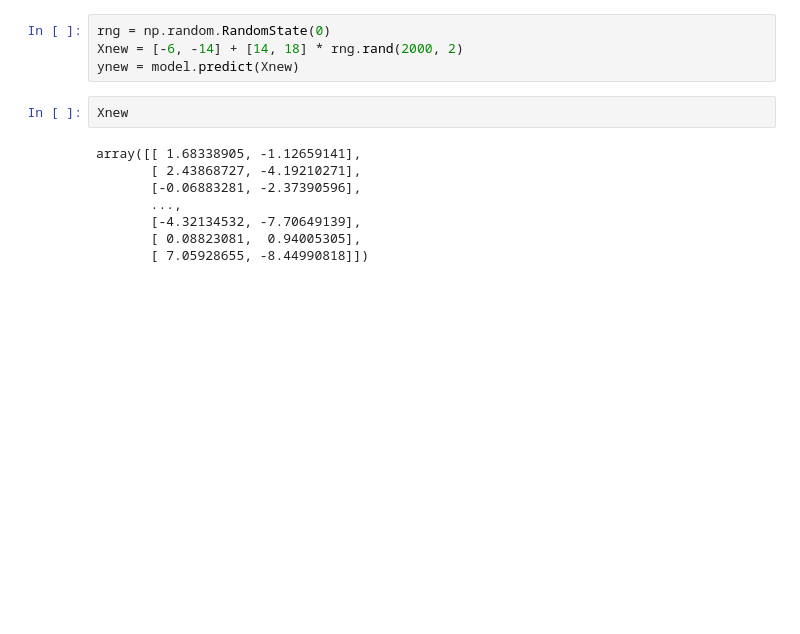
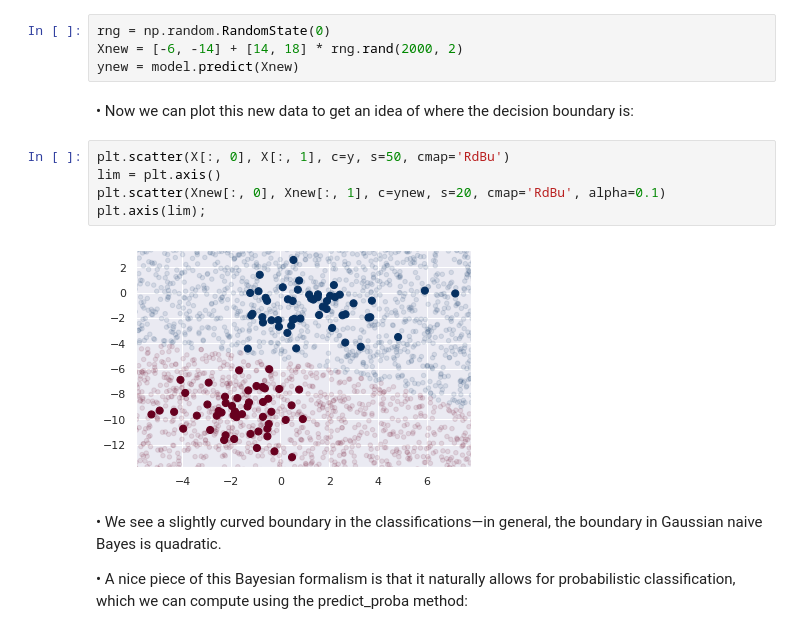
Before and after one commit to rajesh1994/python_excercise_programiz, a Jupyter notebook: python/12_scikit_learn/4. In Depth - Naive Bayes Classification.ipynb, the cells around one changed output. Cells and saved outputs as stored; diff of their text form; blank space fills up the shorter version.

Commit message:
4. In Depth - Naive Bayes Classification.ipynb - Completed

```diff
--- a/python/12_scikit_learn/4. In Depth - Naive Bayes Classification.ipynb
+++ b/python/12_scikit_learn/4. In Depth - Naive Bayes Classification.ipynb
@@ -81,13 +81,16 @@ model.fit(X, y);
 rng = np.random.RandomState(0)
 Xnew = [-6, -14] + [14, 18] * rng.rand(2000, 2)
 ynew = model.predict(Xnew)
-# %%
-Xnew
-# %% [output]
-array([[ 1.68338905, -1.12659141],
-       [ 2.43868727, -4.19210271],
-       [-0.06883281, -2.37390596],
-       ...,
-       [-4.32134532, -7.70649139],
-       [ 0.08823081,  0.94005305],
-       [ 7.05928655, -8.44990818]])
+# %% [markdown]
+• Now we can plot this new data to get an idea of where the decision boundary is:
+# %%
+plt.scatter(X[:, 0], X[:, 1], c=y, s=50, cmap='RdBu')
+lim = plt.axis()
+plt.scatter(Xnew[:, 0], Xnew[:, 1], c=ynew, s=20, cmap='RdBu', alpha=0.1)
+plt.axis(lim);
+# %% [output]
+[figure, added]
+# %% [markdown]
+• We see a slightly curved boundary in the classifications—in general, the boundary in Gaussian naive Bayes is quadratic.
+
+• A nice piece of this Bayesian formalism is that it naturally allows for probabilistic classification, which we can compute using the predict_proba method:
```
Also changed, not shown: parts of 23 cells of this notebook.
